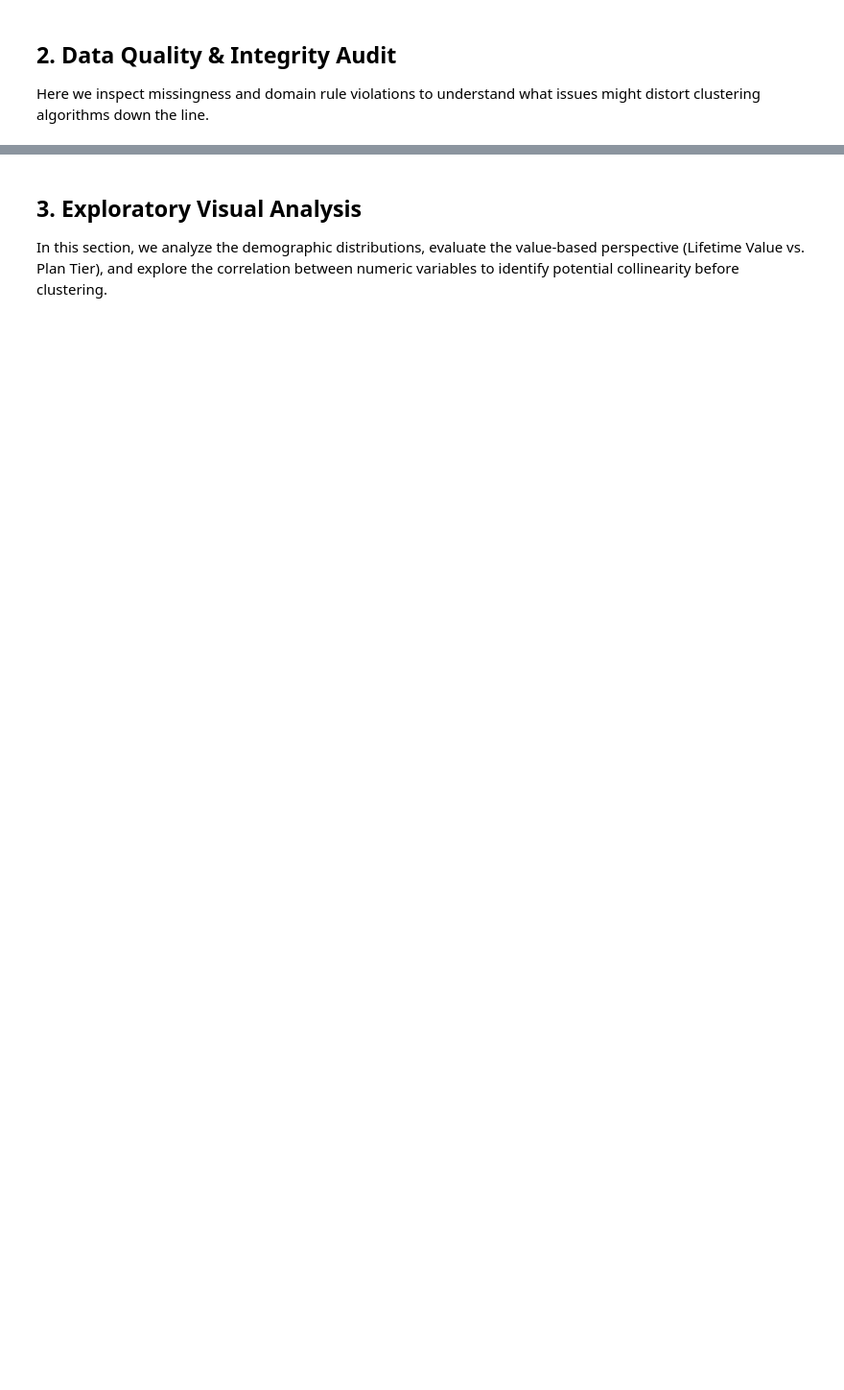
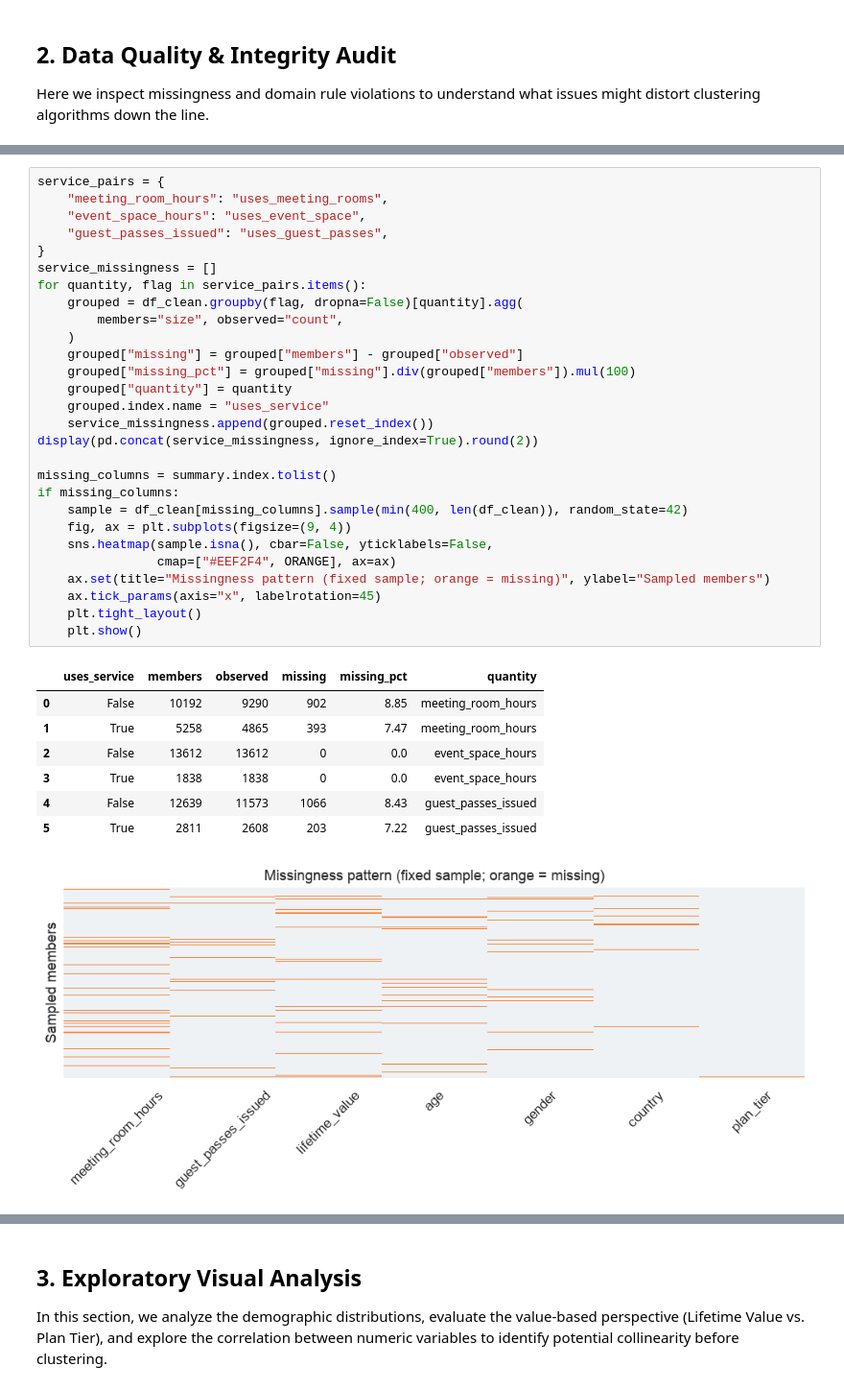
Before and after one commit to arfarfq/data_mining, a Jupyter notebook: notebooks/EDA.ipynb, the cells around one changed output, grey strips where cells are left out. Shown at 96% size. Drawn from its saved outputs; the diff is of its cells as text; blank space fills up the shorter version.

```diff
--- a/notebooks/EDA.ipynb
+++ b/notebooks/EDA.ipynb
@@ -162,0 +302,37 @@ Missing guest passes when 'uses_guest_passes' is False: 1066
+# %%
+service_pairs = {
+    "meeting_room_hours": "uses_meeting_rooms",
+    "event_space_hours": "uses_event_space",
+    "guest_passes_issued": "uses_guest_passes",
+}
+service_missingness = []
+for quantity, flag in service_pairs.items():
+    grouped = df_clean.groupby(flag, dropna=False)[quantity].agg(
+        members="size", observed="count",
+    )
+    grouped["missing"] = grouped["members"] - grouped["observed"]
+    grouped["missing_pct"] = grouped["missing"].div(grouped["members"]).mul(100)
+    grouped["quantity"] = quantity
+    grouped.index.name = "uses_service"
+    service_missingness.append(grouped.reset_index())
+display(pd.concat(service_missingness, ignore_index=True).round(2))
+
+missing_columns = summary.index.tolist()
+if missing_columns:
+    sample = df_clean[missing_columns].sample(min(400, len(df_clean)), random_state=42)
+    fig, ax = plt.subplots(figsize=(9, 4))
+    sns.heatmap(sample.isna(), cbar=False, yticklabels=False,
+                cmap=["#EEF2F4", ORANGE], ax=ax)
+    ax.set(title="Missingness pattern (fixed sample; orange = missing)", ylabel="Sampled members")
+    ax.tick_params(axis="x", labelrotation=45)
+    plt.tight_layout()
+    plt.show()
+# %% [output]
+|  | uses_service | members | observed | missing | missing_pct | quantity |
+| 0 | False | 10192 | 9290 | 902 | 8.85 | meeting_room_hours |
+| 1 | True | 5258 | 4865 | 393 | 7.47 | meeting_room_hours |
+| 2 | False | 13612 | 13612 | 0 | 0.0 | event_space_hours |
+| 3 | True | 1838 | 1838 | 0 | 0.0 | event_space_hours |
+| 4 | False | 12639 | 11573 | 1066 | 8.43 | guest_passes_issued |
+| 5 | True | 2811 | 2608 | 203 | 7.22 | guest_passes_issued |
+[figure, added]
```
Also changed, not shown: parts of 19 cells of this notebook, 1 other file.
